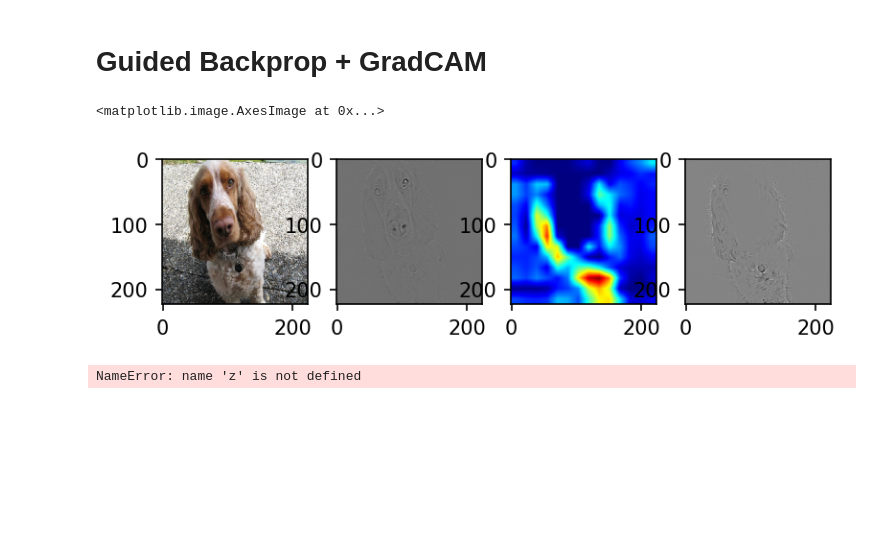
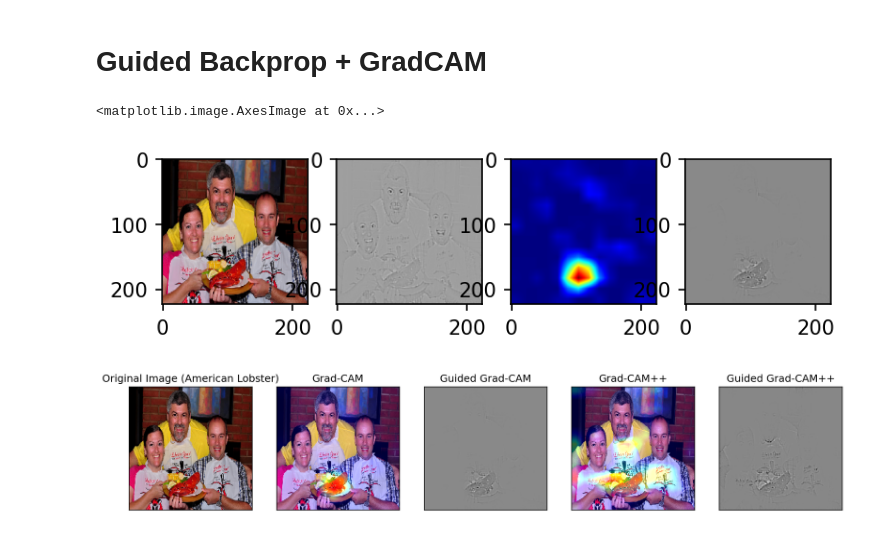
Before and after one commit to anirudhseth/Explanations-using-Grad-CAM, a Jupyter notebook: example.ipynb, the cells around one changed output. Saved outputs shown, nothing was run; the diff lists cells and outputs as text; code cells hidden in the pictures; blank space fills up the shorter version.

```diff
--- a/example.ipynb
+++ b/example.ipynb
@@ -6,6 +11,7 @@ import numpy as np
 # %%
 
-orig_img,img=imagenet_utils.load_test_img("both.png")
+# orig_img,img=imagenet_utils.load_test_img("both.png")
+orig_img,img=imagenet_utils.load_test_img("ILSVRC2012_img_val/ILSVRC2012_val_00000111.JPEG")  # crab
 # %%
 test=load_model('VGG16')
 # %%
@@ -85,21 +98,38 @@ axarr[2].imshow(overlayed_img)
 # %%
 g1 = guided_backprop(model,layer_name,input_dim)
 guided_bp=g1.get_heatmap(img)
 
 g2 = gradcam(model,layer_name,input_dim)
 heatmap=g2.get_heatmap(img)
 
-heatmap_colormap, combined =imagenet_utils.combine_guided_bp(orig_img, heatmap, guided_bp)
+heatmap_colormap, combined_gc =imagenet_utils.combine_guided_bp(orig_img, heatmap, guided_bp)
 
 f, axarr = plt.subplots(1,4)
 axarr[0].imshow(orig_img)
 axarr[1].imshow(guided_bp, cmap=plt.cm.gray)
 axarr[2].imshow(heatmap_colormap)
-axarr[3].imshow(combined, cmap=plt.cm.gray)
+axarr[3].imshow(combined_gc, cmap=plt.cm.gray)
 # %% [output]
 <matplotlib.image.AxesImage at 0x...>
-[figure, old version]
+[figure, new version]
-# %%
-z
-# %% [output]
-NameError: name 'z' is not defined
+# %%
+f, axarr = plt.subplots(1,5)
+f = plt.gcf()
+f.set_size_inches(15,8)
+for ax in axarr:
+    ax.set_xticks([])
+    ax.set_yticks([])
+axarr[0].imshow(orig_img)
+axarr[0].title.set_text('Original Image (American Lobster)')
+axarr[1].imshow(overlayed_img_origgp)
+axarr[1].title.set_text('Grad-CAM')
+axarr[2].imshow(combined_gc,cmap=plt.cm.gray)
+axarr[2].title.set_text('Guided Grad-CAM')
+axarr[3].imshow(overlayed_img_gcpp)
+axarr[3].title.set_text('Grad-CAM++')
+axarr[4].imshow(combined_gcpp,cmap=plt.cm.gray)
+axarr[4].title.set_text('Guided Grad-CAM++')
+
+plt.savefig('Results/GC_GCP_2.jpeg', dpi=200)
+# %% [output]
+[figure, added]
```
Also changed, not shown: parts of 6 cells of this notebook, 32 other files.
